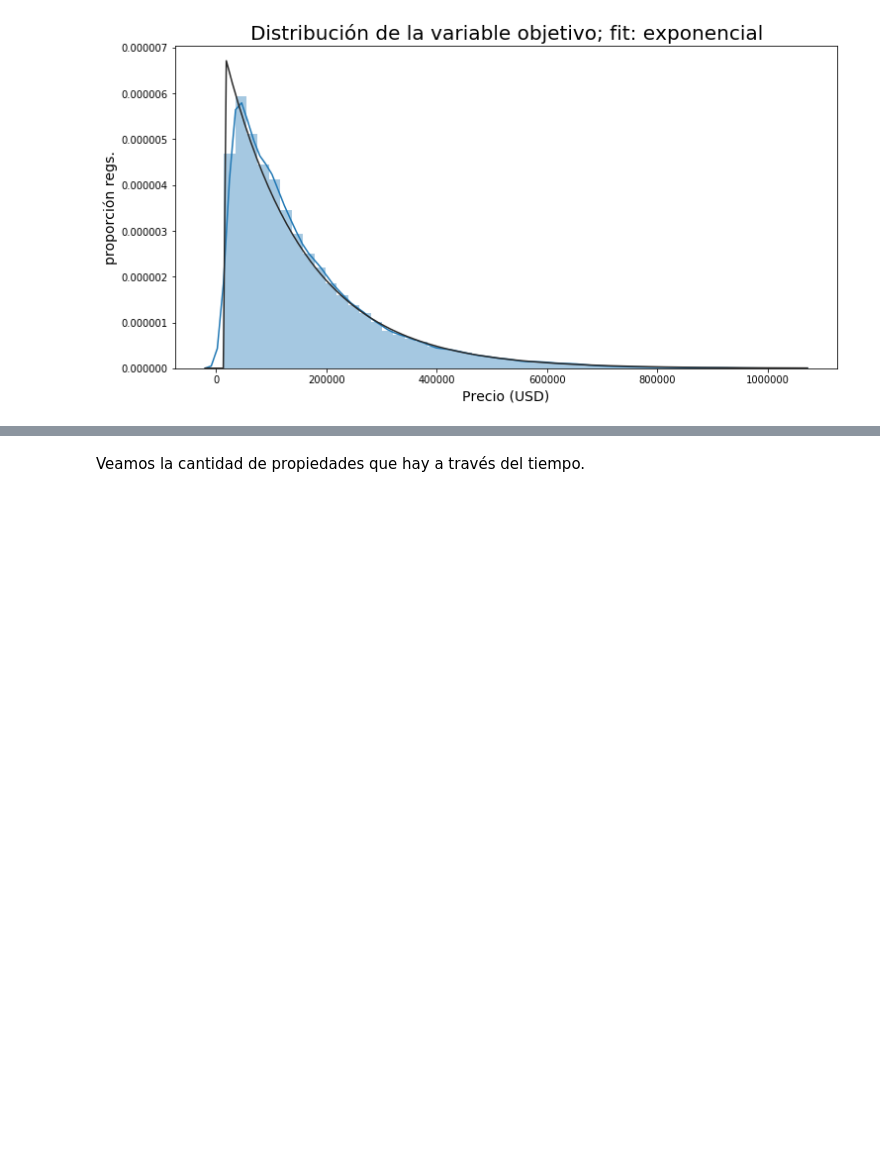
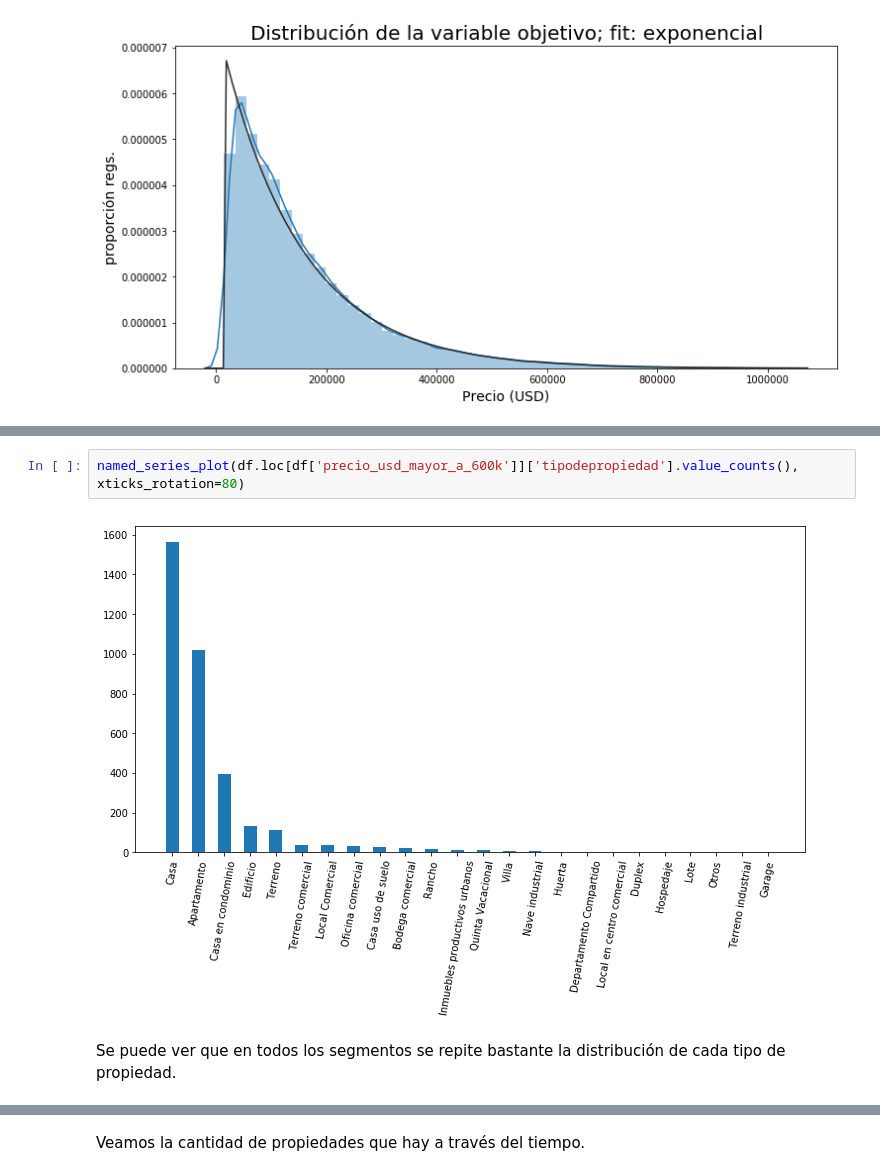
Before and after one commit to rozanecm/7506_2c2019_tp1, a Jupyter notebook: notebooks/basic general analysis by rozanecm.ipynb, the cells around one changed output, grey strips where cells are left out. Cells and saved outputs as stored; diff of their text form; blank space fills up the shorter version.

```diff
--- a/notebooks/basic general analysis by rozanecm.ipynb
+++ b/notebooks/basic general analysis by rozanecm.ipynb
@@ -327,0 +355,6 @@ Como era de esperar, se puede observar el fenómeno de la cola larga. Indagando
+# %%
+named_series_plot(df.loc[df['precio_usd_mayor_a_600k']]['tipodepropiedad'].value_counts(), xticks_rotation=80)
+# %% [output]
+[figure, added]
+# %% [markdown]
+Se puede ver que en todos los segmentos se repite bastante la distribución de cada tipo de propiedad.
```
Also changed, not shown: parts of 13 cells of this notebook.
